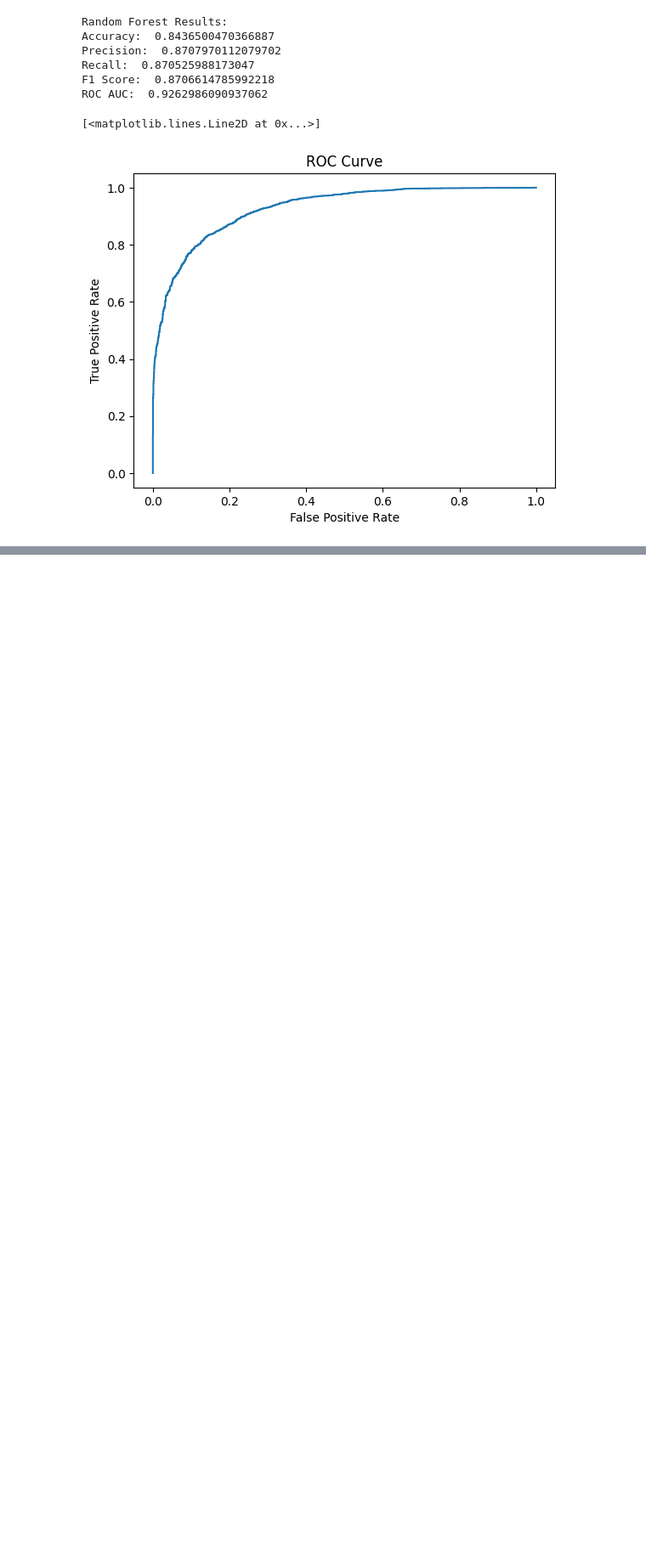
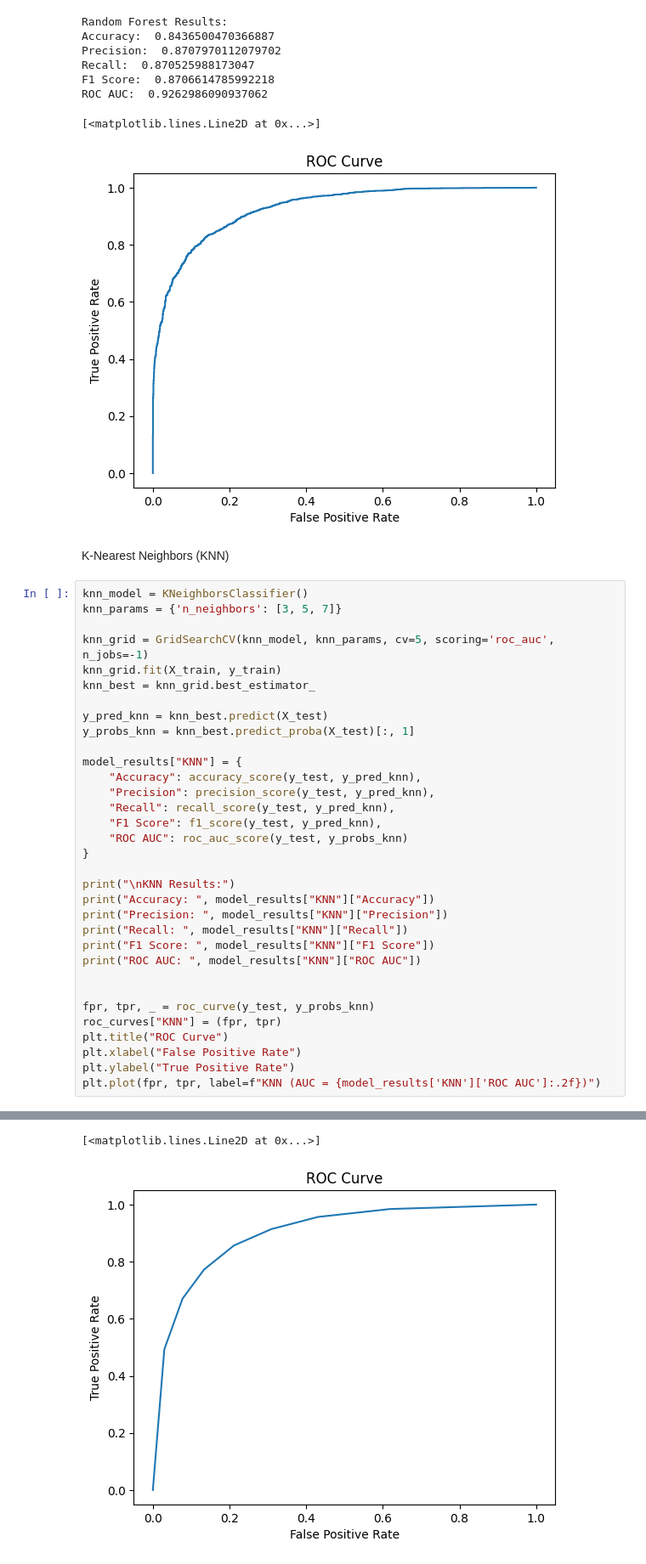
Before and after one commit to zahra-ynp/Intro-to-ML-Project, a Jupyter notebook: main.ipynb, the cells around one changed output, grey strips where cells are left out. Shown: that part at 85% size. Drawn from its saved outputs; the diff is of its cells as text; blank space fills up the shorter version.

```diff
--- a/main.ipynb
+++ b/main.ipynb
@@ -289,3 +289,39 @@ F1 Score:  0.8706614785992218
 ROC AUC:  0.9262986090937062
 [<matplotlib.lines.Line2D at 0x...>]
 [figure]
+# %% [markdown]
+K-Nearest Neighbors (KNN)
+# %%
+knn_model = KNeighborsClassifier()
+knn_params = {'n_neighbors': [3, 5, 7]}
+
+knn_grid = GridSearchCV(knn_model, knn_params, cv=5, scoring='roc_auc', n_jobs=-1)
+knn_grid.fit(X_train, y_train)
+knn_best = knn_grid.best_estimator_
+
+y_pred_knn = knn_best.predict(X_test)
+y_probs_knn = knn_best.predict_proba(X_test)[:, 1]
+
+model_results["KNN"] = {
+    "Accuracy": accuracy_score(y_test, y_pred_knn),
+    "Precision": precision_score(y_test, y_pred_knn),
+    "Recall": recall_score(y_test, y_pred_knn),
+    "F1 Score": f1_score(y_test, y_pred_knn),
+    "ROC AUC": roc_auc_score(y_test, y_probs_knn)
+}
+
+print("\nKNN Results:")
+print("Accuracy: ", model_results["KNN"]["Accuracy"])
+print("Precision: ", model_results["KNN"]["Precision"])
+print("Recall: ", model_results["KNN"]["Recall"])
+print("F1 Score: ", model_results["KNN"]["F1 Score"])
+print("ROC AUC: ", model_results["KNN"]["ROC AUC"])
+
+
+fpr, tpr, _ = roc_curve(y_test, y_probs_knn)
+roc_curves["KNN"] = (fpr, tpr)
+plt.title("ROC Curve")
+plt.xlabel("False Positive Rate")
+plt.ylabel("True Positive Rate")
+plt.plot(fpr, tpr, label=f"KNN (AUC = {model_results['KNN']['ROC AUC']:.2f})")
+# %% [output]
@@ -291,0 +334,2 @@ ROC AUC:  0.9262986090937062
+[<matplotlib.lines.Line2D at 0x...>]
+[figure, added]
```
Also changed, not shown: parts of 1 cell of this notebook.
